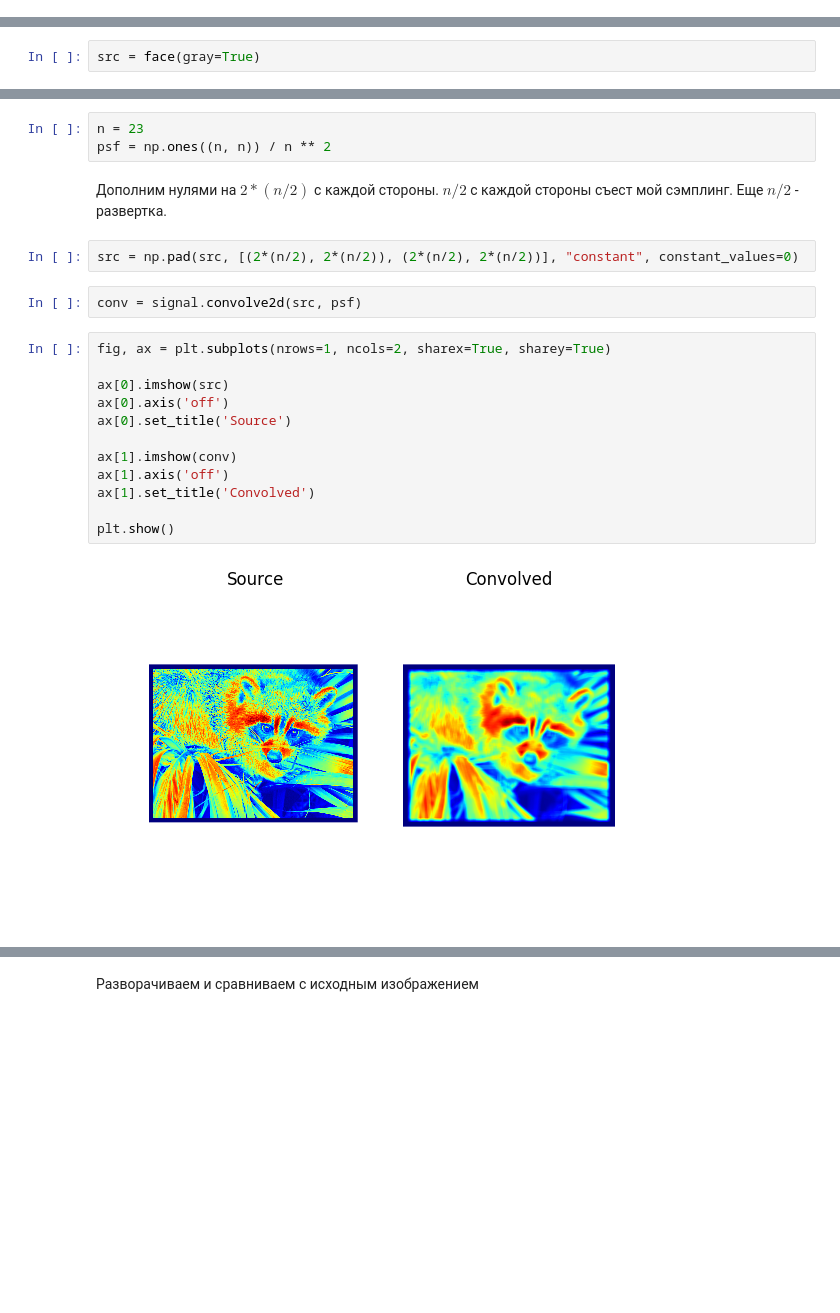
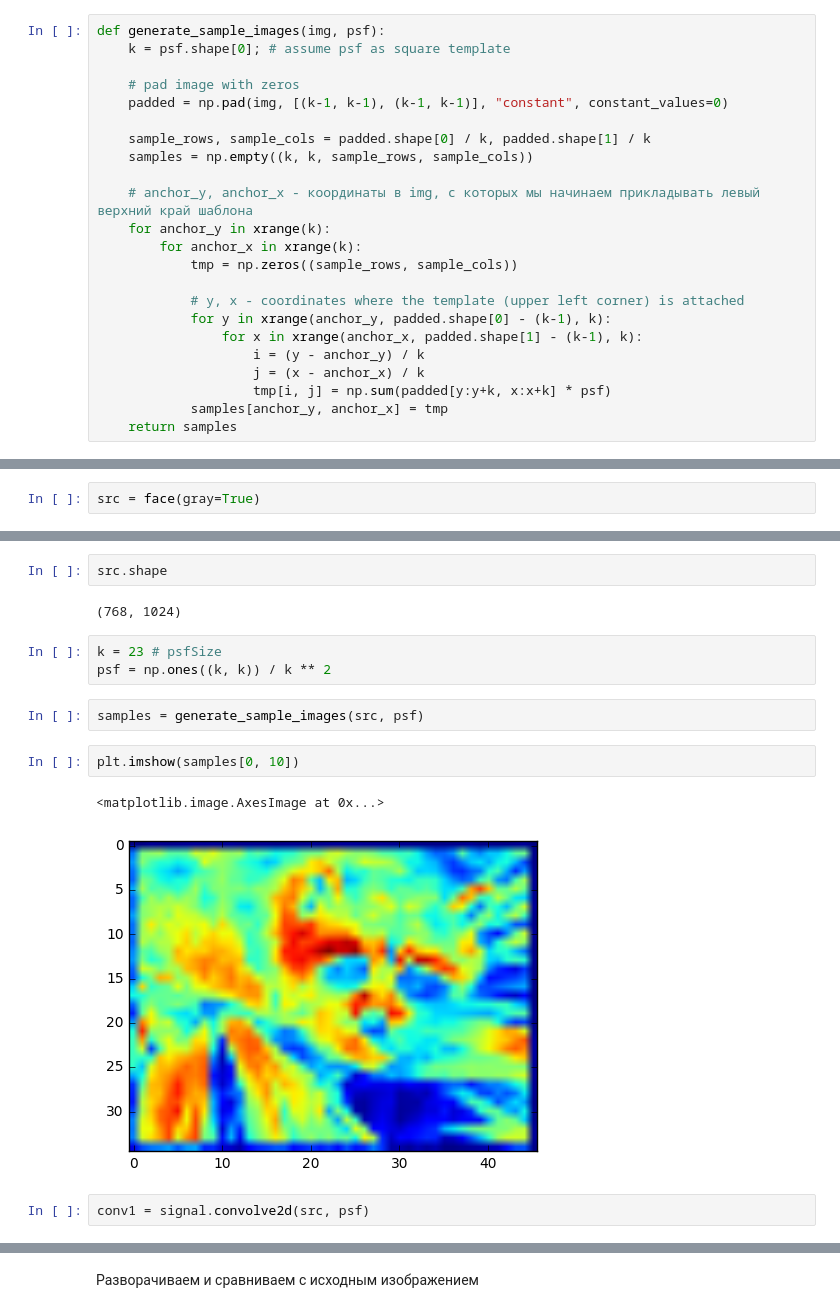
Before and after one commit to sky-mart/xray, a Jupyter notebook: There And Back Again.ipynb, the cells around one changed output, grey strips where cells are left out. Cells and saved outputs as stored; diff of their text form; blank space fills up the shorter version.

Commit message:
Various notebooks
Functions for samples generation and convolution from samples

```diff
--- a/There And Back Again.ipynb
+++ b/There And Back Again.ipynb
@@ -29,0 +49,23 @@ def deconv2(c, b):
+# %%
+def generate_sample_images(img, psf):
+    k = psf.shape[0]; # assume psf as square template
+
+    # pad image with zeros
+    padded = np.pad(img, [(k-1, k-1), (k-1, k-1)], "constant", constant_values=0)
+
+    sample_rows, sample_cols = padded.shape[0] / k, padded.shape[1] / k
+    samples = np.empty((k, k, sample_rows, sample_cols))
+
+    # anchor_y, anchor_x - координаты в img, с которых мы начинаем прикладывать левый верхний край шаблона
+    for anchor_y in xrange(k):
+        for anchor_x in xrange(k):
+            tmp = np.zeros((sample_rows, sample_cols))
+
+            # y, x - coordinates where the template (upper left corner) is attached
+            for y in xrange(anchor_y, padded.shape[0] - (k-1), k):
+                for x in xrange(anchor_x, padded.shape[1] - (k-1), k):
+                    i = (y - anchor_y) / k
+                    j = (x - anchor_x) / k
+                    tmp[i, j] = np.sum(padded[y:y+k, x:x+k] * psf)
+            samples[anchor_y, anchor_x] = tmp
+    return samples
@@ -34,23 +90,16 @@ src = face(gray=True)
+# %%
+src.shape
+# %% [output]
+(768, 1024)
 # %%
-n = 23
-psf = np.ones((n, n)) / n ** 2
+k = 23 # psfSize
+psf = np.ones((k, k)) / k ** 2
-# %% [markdown]
-Дополним нулями на $2*(n/2)$ с каждой стороны. $n/2$ с каждой стороны съест мой сэмплинг. Еще $n/2$ - развертка.
-# %%
-src = np.pad(src, [(2*(n/2), 2*(n/2)), (2*(n/2), 2*(n/2))], "constant", constant_values=0)
+# %%
+samples = generate_sample_images(src, psf)
+# %%
+plt.imshow(samples[0, 10])
+# %% [output]
+<matplotlib.image.AxesImage at 0x...>
+[figure, added]
 # %%
-conv = signal.convolve2d(src, psf)
+conv1 = signal.convolve2d(src, psf)
-# %%
-fig, ax = plt.subplots(nrows=1, ncols=2, sharex=True, sharey=True)
-
-ax[0].imshow(src)
-ax[0].axis('off')
-ax[0].set_title('Source')
-
-ax[1].imshow(conv)
-ax[1].axis('off')
-ax[1].set_title('Convolved')
-
-plt.show()
-# %% [output]
-[figure, removed]
```
Also changed, not shown: parts of 46 cells of this notebook, 3 other files.
